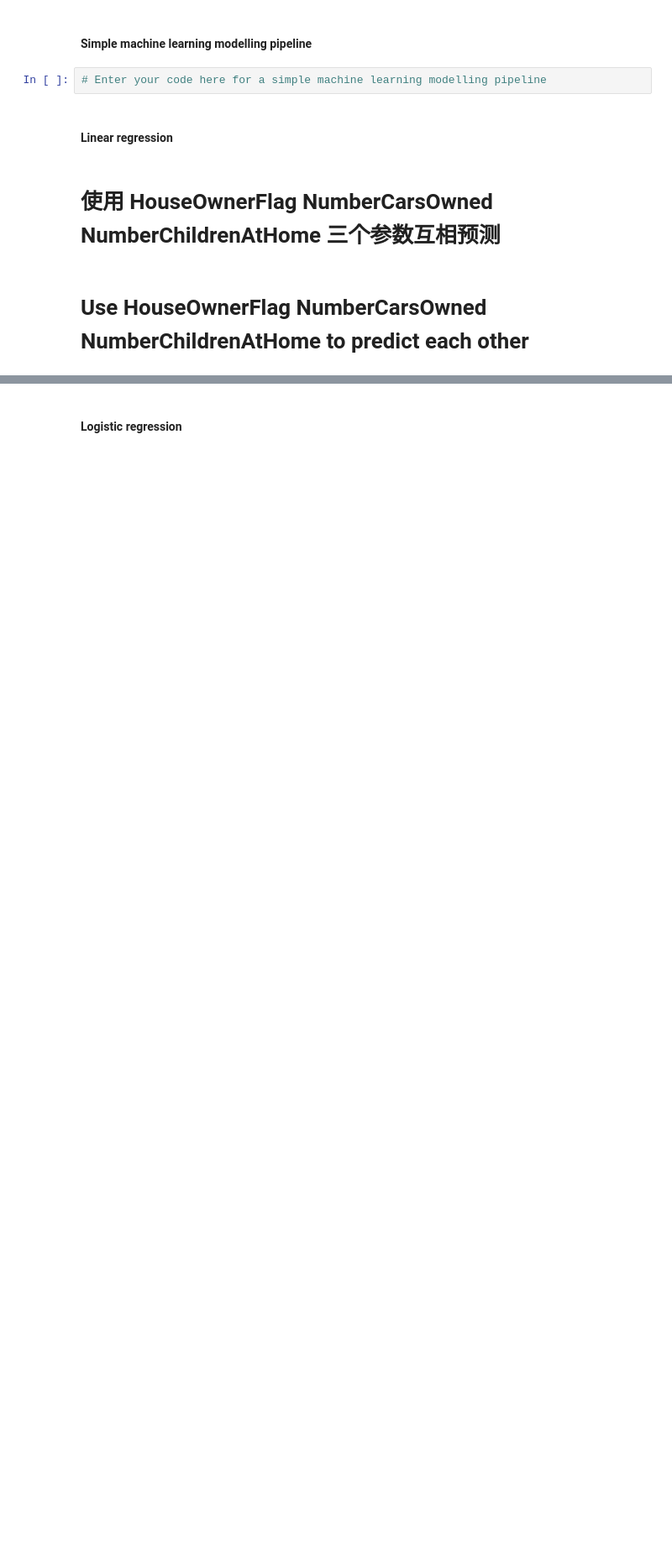
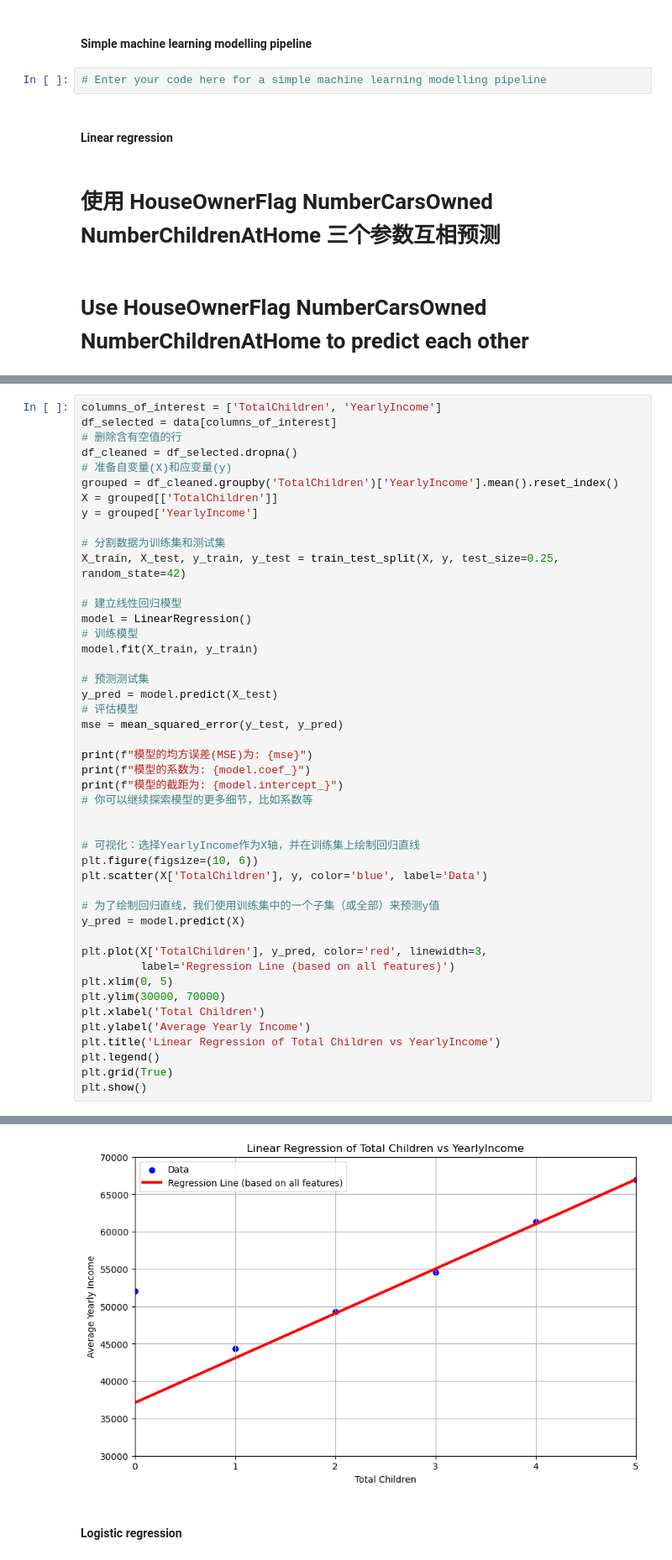
Before and after one commit to Chris-JunHao/group3, a Jupyter notebook: AdventureWork_Template_Final_Deliverable.ipynb, the cells around one changed output, grey strips where cells are left out. Shown at 84% size. Drawn from its saved outputs; the diff is of its cells as text; blank space fills up the shorter version.

```diff
--- a/AdventureWork_Template_Final_Deliverable.ipynb
+++ b/AdventureWork_Template_Final_Deliverable.ipynb
@@ -325,0 +326,47 @@ plt.show()
+# %%
+columns_of_interest = ['TotalChildren', 'YearlyIncome']
+df_selected = data[columns_of_interest]
+# 删除含有空值的行
+df_cleaned = df_selected.dropna()
+# 准备自变量(X)和应变量(y)
+grouped = df_cleaned.groupby('TotalChildren')['YearlyIncome'].mean().reset_index()
+X = grouped[['TotalChildren']]
+y = grouped['YearlyIncome']
+
+# 分割数据为训练集和测试集
+X_train, X_test, y_train, y_test = train_test_split(X, y, test_size=0.25, random_state=42)
+
+# 建立线性回归模型
+model = LinearRegression()
+# 训练模型
+model.fit(X_train, y_train)
+
+# 预测测试集
+y_pred = model.predict(X_test)
+# 评估模型
+mse = mean_squared_error(y_test, y_pred)
+
+print(f"模型的均方误差(MSE)为: {mse}")
+print(f"模型的系数为: {model.coef_}")
+print(f"模型的截距为: {model.intercept_}")
+# 你可以继续探索模型的更多细节，比如系数等
+
+
+# 可视化：选择YearlyIncome作为X轴，并在训练集上绘制回归直线
+plt.figure(figsize=(10, 6))
+plt.scatter(X['TotalChildren'], y, color='blue', label='Data')
+
+# 为了绘制回归直线，我们使用训练集中的一个子集（或全部）来预测y值
+y_pred = model.predict(X)
+
+plt.plot(X['TotalChildren'], y_pred, color='red', linewidth=3,
+         label='Regression Line (based on all features)')
+plt.xlim(0, 5)
+plt.ylim(30000, 70000)
+plt.xlabel('Total Children')
+plt.ylabel('Average Yearly Income')
+plt.title('Linear Regression of Total Children vs YearlyIncome')
+plt.legend()
+plt.grid(True)
+plt.show()
+# %% [output]
@@ -326,3 +376,4 @@ plt.show()
+[figure, added]
 # %% [markdown]
 #### Logistic regression
 # %%
```
Also changed, not shown: parts of 12 cells of this notebook.
